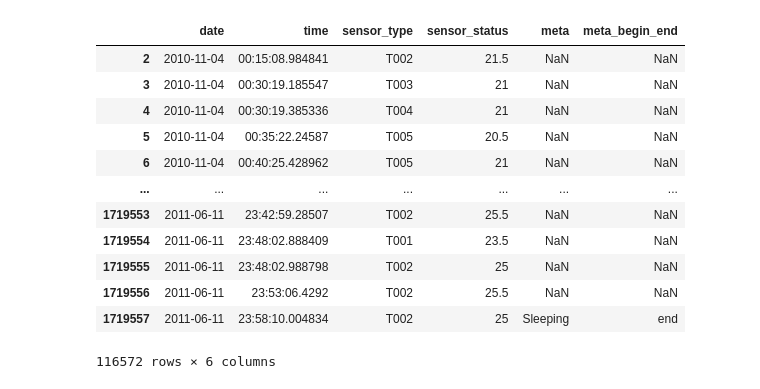
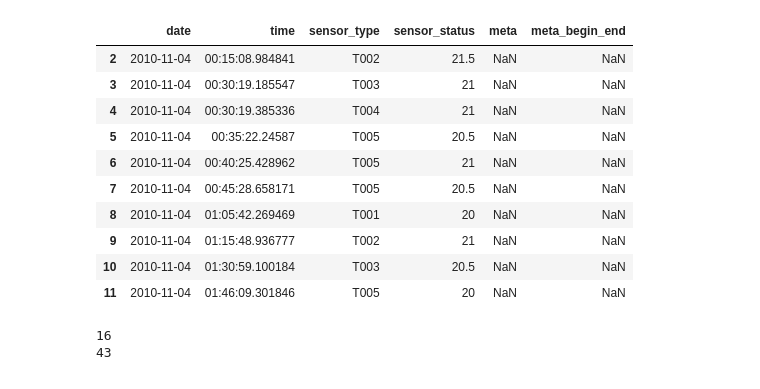
Before and after one commit to ddening/ambient-assisted-living, a Jupyter notebook: src/aruba.ipynb, the cells around one changed output. Drawn from its saved outputs; the diff is of its cells as text; code cells hidden in the pictures.

```diff
--- a/src/aruba.ipynb
+++ b/src/aruba.ipynb
@@ -14,38 +14,48 @@ df_aruba = pd.read_csv(
         "time",
         "sensor_type",
         "sensor_status",
         "meta",
         "meta_begin_end",
     ],
 )
 
 pattern_motion_sensor = r"[M]{1}[0-9]{3,}"
 pattern_temperature_sensor = r"[T]{1}[0-9]{3,}"
 pattern_door_closure_sensor = r"[D]{1}[0-9]{3,}"
 
 # Create subsets for each sensor type
 df_motion_sensor = df_aruba[
     df_aruba["sensor_type"].str.match(pattern_motion_sensor)
 ]
 df_temperature_sensor = df_aruba[
     df_aruba["sensor_type"].str.match(pattern_temperature_sensor)
 ]
 df_door_closure_sensor = df_aruba[
     df_aruba["sensor_type"].str.match(pattern_door_closure_sensor)
 ]
 
-display(df_temperature_sensor)
+display(df_temperature_sensor[:10])
 # %% [output]
 |  | date | time | sensor_type | sensor_status | meta | meta_begin_end |
 | 2 | 2010-11-04 | 00:15:08.984841 | T002 | 21.5 | NaN | NaN |
 | 3 | 2010-11-04 | 00:30:19.185547 | T003 | 21 | NaN | NaN |
 | 4 | 2010-11-04 | 00:30:19.385336 | T004 | 21 | NaN | NaN |
 | 5 | 2010-11-04 | 00:35:22.24587 | T005 | 20.5 | NaN | NaN |
 | 6 | 2010-11-04 | 00:40:25.428962 | T005 | 21 | NaN | NaN |
-| ... | ... | ... | ... | ... | ... | ... |
-| 1719553 | 2011-06-11 | 23:42:59.28507 | T002 | 25.5 | NaN | NaN |
-| 1719554 | 2011-06-11 | 23:48:02.888409 | T001 | 23.5 | NaN | NaN |
-| 1719555 | 2011-06-11 | 23:48:02.988798 | T002 | 25 | NaN | NaN |
-| 1719556 | 2011-06-11 | 23:53:06.4292 | T002 | 25.5 | NaN | NaN |
-| 1719557 | 2011-06-11 | 23:58:10.004834 | T002 | 25 | Sleeping | end |
+| 7 | 2010-11-04 | 00:45:28.658171 | T005 | 20.5 | NaN | NaN |
+| 8 | 2010-11-04 | 01:05:42.269469 | T001 | 20 | NaN | NaN |
+| 9 | 2010-11-04 | 01:15:48.936777 | T002 | 21 | NaN | NaN |
+| 10 | 2010-11-04 | 01:30:59.100184 | T003 | 20.5 | NaN | NaN |
+| 11 | 2010-11-04 | 01:46:09.301846 | T005 | 20 | NaN | NaN |
-116572 rows × 6 columns
+# %%
+# Convert 'time' column to datetime if it's not already
+# df_temperature_sensor["time"] = pd.to_datetime(
+#    df_temperature_sensor["time"], format="%H:%M:%S.%f"
+# )  # .dt.time
+# display(df_temperature_sensor[:10])
+
+print(min(df_temperature_sensor["sensor_status"]))
+print(max(df_temperature_sensor["sensor_status"]))
+# %% [output]
+16
+43
```
Also changed, not shown: parts of 2 cells of this notebook, 1 other file.
